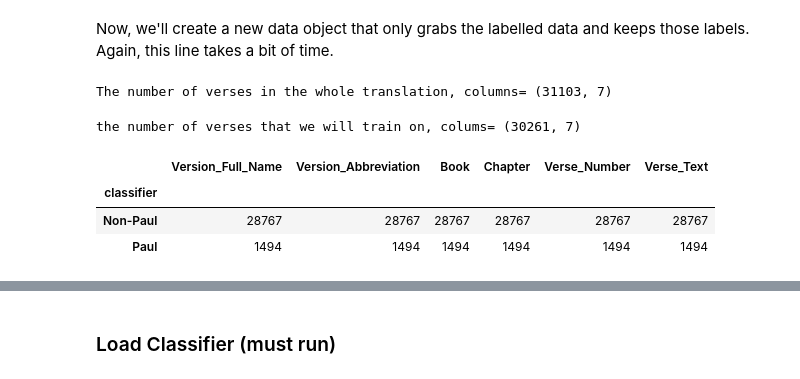
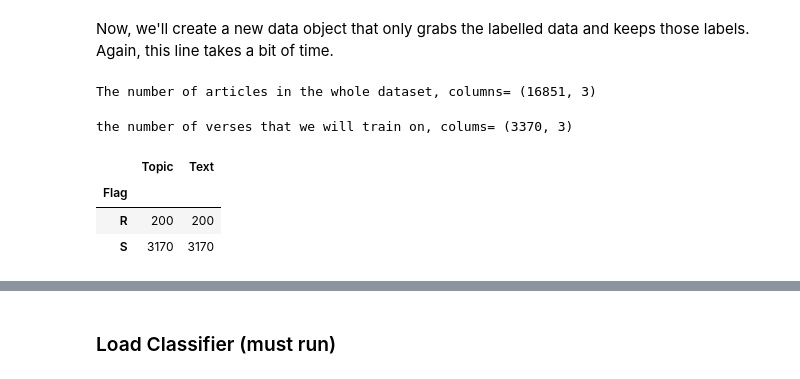
Before and after one commit to randywreed/gpt2_lda, a Jupyter notebook: Classify_gpt2_as_religion.ipynb, the cells around one changed output, grey strips where cells are left out. Drawn from its saved outputs; the diff is of its cells as text; code cells hidden in the pictures.

```diff
--- a/Classify_gpt2_as_religion.ipynb
+++ b/Classify_gpt2_as_religion.ipynb
@@ -197,3 +136,6 @@ secfile=Path('/content/drive/My Drive/AI & Tech Research/Religion of GPT2/fastai
+# %%
+relfile=Path('/spell/gpt2wikidata/wikipedia_relwcat - wikipedia_relwcat.csv')
+secfile=Path('/spell/gpt2wikidata/wiki_secular.csv')
 # %%
 print(relfile)
 # %% [output]
@@ -214,6 +156,10 @@ sec.columns=['Topic','Text','Flag']
 #set secular to S, religious to r
 rel.Flag='R'
 sec.Flag='S'
+# %%
+#fix na's
+rel.Text.fillna(rel.Topic, inplace=True)
+sec.Text.fillna(sec.Topic, inplace=True)
 # %%
 #merge two files
 df=pd.concat([rel,sec])
@@ -702,21 +601,25 @@ bs=48
 # %%
 #create test set from pandas
 df_copy=df.copy()
-print('The number of verses in the whole translation, columns=',df_copy.shape)
+print('The number of articles in the whole dataset, columns=',df_copy.shape)
 # %% [output]
-The number of verses in the whole translation, columns= (31103, 7)
+The number of articles in the whole dataset, columns= (16851, 3)
-# %%
-#Leave out the stuff that we'll test on (we set classifier to blank)
-is_testable=df_copy['classifier']!=''
-df_testable=df_copy[is_testable]
-print('the number of verses that we will train on, colums=',df_testable.shape)
-# %% [output]
-the number of verses that we will train on, colums= (30261, 7)
+# %%
+#create a test and train set for rel and sec
+rel_train=rel.sample(frac=0.8,random_state=200) #random state is a seed value
+rel_test=rel.drop(rel_train.index)
+sec_train=sec.sample(frac=0.8,random_state=200) #random state is a seed value
+sec_test=sec.drop(sec_train.index)
+df_test=pd.concat([rel_test,sec_test])
+df_train=pd.concat([rel_train,sec_train])
+print('the number of verses that we will train on, colums=',df_test.shape)
+# %% [output]
+the number of verses that we will train on, colums= (3370, 3)
 # %%
-df_testable.groupby('classifier').agg('count')
+df_test.groupby('Flag').agg('count')
 # %% [output]
-|  | Version_Full_Name | Version_Abbreviation | Book | Chapter | Verse_Number | Verse_Text |
-| classifier |  |  |  |  |  |  |
-| Non-Paul | 28767 | 28767 | 28767 | 28767 | 28767 | 28767 |
-| Paul | 1494 | 1494 | 1494 | 1494 | 1494 | 1494 |
+|  | Topic | Text |
+| Flag |  |  |
+| R | 200 | 200 |
+| S | 3170 | 3170 |
 # %%
```
Also changed, not shown: parts of 66 cells of this notebook.
